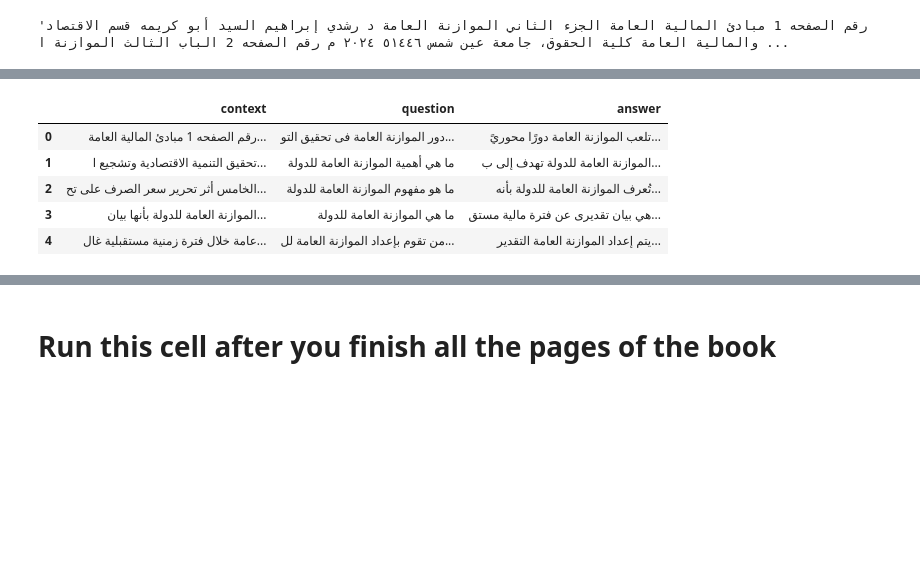
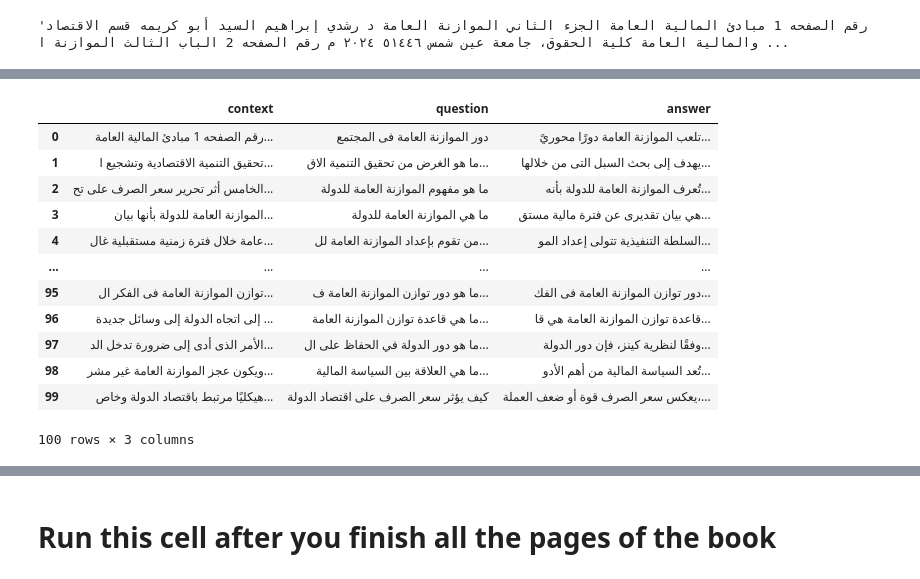
Before and after one commit to Mohamed28112003/Muffakir, a Jupyter notebook: Notebooks/DATA_GENERATION.ipynb, the cells around one changed output, grey strips where cells are left out. Drawn from its saved outputs; the diff is of its cells as text; code cells hidden in the pictures; blank space fills up the shorter version.

```diff
--- a/Notebooks/DATA_GENERATION.ipynb
+++ b/Notebooks/DATA_GENERATION.ipynb
@@ -213,13 +213,20 @@ Answer: أصبحت الميزانية العامة أداة مؤثرة فى أد
 # Convert results to a DataFrame
 df = pd.DataFrame(results)
 # %%
-df.head()
+df.head(100)
 # %% [output]
 |  | context | question | answer |
-| 0 | رقم الصفحه 1 مبادئ المالية العامة... | دور الموازنة العامة فى تحقيق التو... | تلعب الموازنة العامة دورًا محوريً... |
-| 1 | تحقيق التنمية الاقتصادية وتشجيع ا... | ما هي أهمية الموازنة العامة للدولة | الموازنة العامة للدولة تهدف إلى ب... |
+| 0 | رقم الصفحه 1 مبادئ المالية العامة... | دور الموازنة العامة فى المجتمع | تلعب الموازنة العامة دورًا محوريً... |
+| 1 | تحقيق التنمية الاقتصادية وتشجيع ا... | ما هو الغرض من تحقيق التنمية الاق... | يهدف إلى بحث السبل التى من خلالها... |
 | 2 | الخامس أثر تحرير سعر الصرف على تح... | ما هو مفهوم الموازنة العامة للدولة | تُعرف الموازنة العامة للدولة بأنه... |
 | 3 | الموازنة العامة للدولة بأنها بيان... | ما هي الموازنة العامة للدولة | هي بيان تقديرى عن فترة مالية مستق... |
-| 4 | عامة خلال فترة زمنية مستقبلية غال... | من تقوم بإعداد الموازنة العامة لل... | يتم إعداد الموازنة العامة التقدير... |
+| 4 | عامة خلال فترة زمنية مستقبلية غال... | من تقوم بإعداد الموازنة العامة لل... | السلطة التنفيذية تتولى إعداد المو... |
+| ... | ... | ... | ... |
+| 95 | توازن الموازنة العامة فى الفكر ال... | ما هو دور توازن الموازنة العامة ف... | دور توازن الموازنة العامة فى الفك... |
+| 96 | إلى اتجاه الدولة إلى وسائل جديدة ... | ما هي قاعدة توازن الموازنة العامة... | قاعدة توازن الموازنة العامة هي قا... |
+| 97 | الأمر الذى أدى إلى ضرورة تدخل الد... | ما هو دور الدولة في الحفاظ على ال... | وفقًا لنظرية كينز، فإن دور الدولة... |
+| 98 | ويكون عجز الموازنة العامة غير مشر... | ما هي العلاقة بين السياسة المالية... | تُعد السياسة المالية من أهم الأدو... |
+| 99 | هيكليًا مرتبط باقتصاد الدولة وخاص... | كيف يؤثر سعر الصرف على اقتصاد الدولة | يعكس سعر الصرف قوة أو ضعف العملة،... |
+100 rows × 3 columns
 # %%
 df.tail()
```
Also changed, not shown: parts of 5 cells of this notebook.
